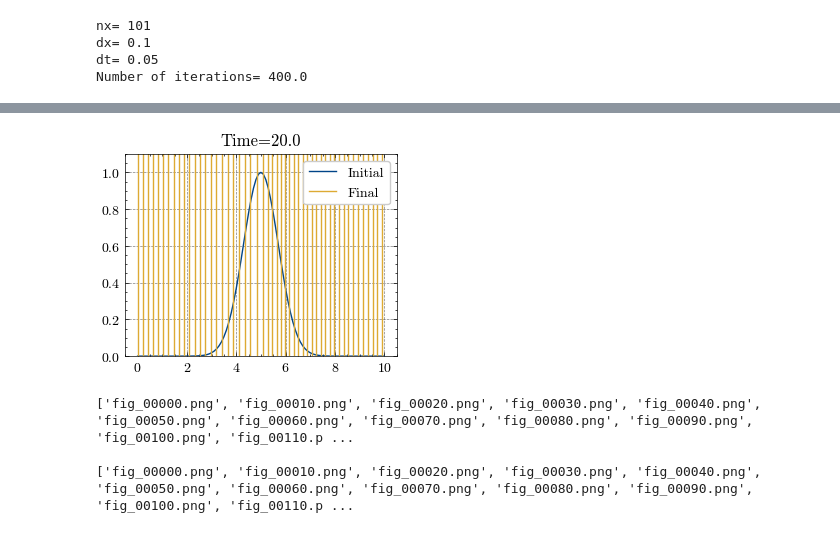
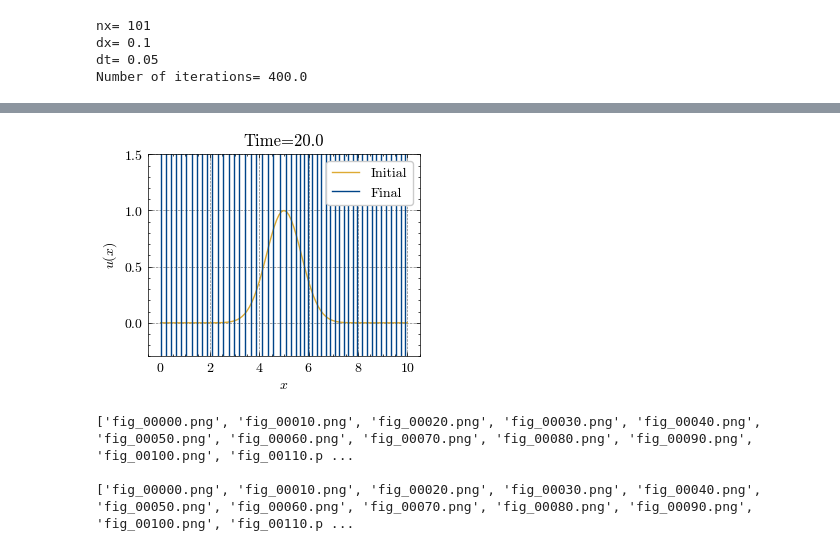
Before and after one commit to lisam10/numerical_relativity_2025, a Jupyter notebook: Advection/Advection_Equation.ipynb, the cells around one changed output, grey strips where cells are left out. Drawn from its saved outputs; the diff is of its cells as text; code cells hidden in the pictures.

Commit message:
made plots for report

```diff
--- a/Advection/Advection_Equation.ipynb
+++ b/Advection/Advection_Equation.ipynb
@@ -11,7 +11,7 @@ import matplotlib.pyplot as plt
 import scienceplots
 plt.style.use(['science', 'grid', 'high-contrast', 'no-latex'])
 
-folder = './FTCS_new/'
+folder = './FTCS/report/'
 # %%
 
 #define the speed a
@@ -87,13 +87,13 @@ t = 0.0
 i = 0
 
 #save the initial conditions
-plt.plot(x, u_current)
-plt.title('Time='+str(round(t,2)))
-plt.xlabel('$x$')
-plt.ylabel('$u(x)$')
-plt.ylim(-0.3,1.5)
-plt.savefig(folder+'fig_'+str(i).zfill(5)+'.png', dpi=200)
-plt.close()
+#plt.plot(x, u_current)
+#plt.title('Time='+str(round(t,2)))
+#plt.xlabel('$x$')
+#plt.ylabel('$u(x)$')
+#plt.ylim(-0.3,1.5)
+#plt.savefig(folder+'fig_'+str(i).zfill(5)+'.png', dpi=200)
+#plt.close()
 
 #solve the advection equation
 while t < t_final:
@@ -116,24 +116,27 @@ while t < t_final:
     time.append(t)
 
     #plot the current result and save in an image every 10 iterations
-    if (i%10==0):
-        plt.plot(x, u_current)
-        plt.title('Time='+str(round(t,2)))
-        plt.xlabel('$x$')
-        plt.ylabel('$u(x)$')
-        plt.ylim(-0.3,1.5)
-        plt.savefig(folder+'fig_'+str(i).zfill(5)+'.png', dpi=200)
-        plt.close()
+    #if (i%10==0):
+    #    plt.plot(x, u_current)
+    #    plt.title('Time='+str(round(t,2)))
+    #    plt.xlabel('$x$')
+    #    plt.ylabel('$u(x)$')
+    #    plt.ylim(-0.3,1.5)
+    #    plt.savefig(folder+'fig_'+str(i).zfill(5)+'.png', dpi=200)
+    #    plt.close()
 # %%
 # Plot the final solution
-plt.plot(x, u_initial, label='Initial')
-plt.plot(x, u_current, label='Final')
-plt.title('Time='+str(round(t,2)))
-plt.ylim(0,1.1)
+plt.plot(x, u_initial, label='Initial', c = 'C1')
+plt.plot(x, u_current, label='Final', c = 'C0')
+plt.title('Time=20.0')
+plt.ylim(-0.3,1.5)
+plt.xlabel('$x$')
+plt.ylabel('$u(x)$')
 plt.legend()
+plt.savefig(folder+'final_c' + str(cf) +'.png', dpi = 200)
 plt.show()
 # %% [output]
-[figure, old version]
+[figure, new version]
 # %%
 # set the directory where your images are stored
 directory = folder
```
Also changed, not shown: parts of 1 cell of this notebook, 30 other files.
